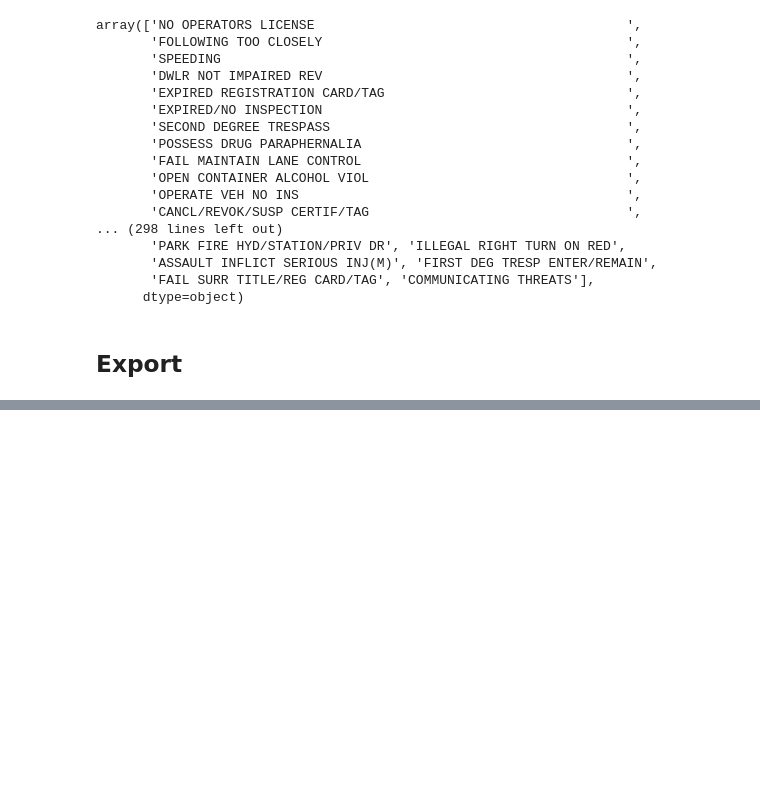
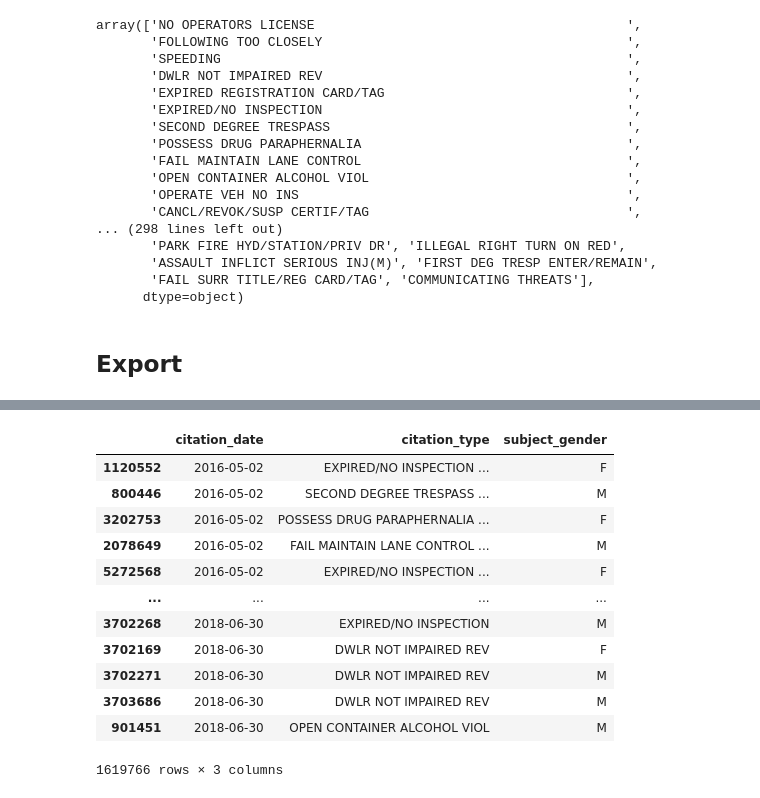
Before and after one commit to megan2/cicadas, a Jupyter notebook: notebooks/Asheville_NC_Police_Citations.ipynb, the cells around one changed output, grey strips where cells are left out. Drawn from its saved outputs; the diff is of its cells as text; code cells hidden in the pictures; blank space fills up the shorter version.

```diff
--- a/notebooks/Asheville_NC_Police_Citations.ipynb
+++ b/notebooks/Asheville_NC_Police_Citations.ipynb
@@ -138,0 +314,3 @@ AsheCits_final.to_csv('AsheCits_final.csv', index = False, header=True)
+# %%
+AsheCits_notTraffic2 = AsheCits_final[(~AsheCits_final['citation_type'].isin(List_AsheTrafficCits))]
+AsheCits_notTraffic2.info()
@@ -138,0 +328,16 @@ AsheCits_final.to_csv('AsheCits_final.csv', index = False, header=True)
+# %%
+AsheCits_notTraffic2
+# %% [output]
+|  | citation_date | citation_type | subject_gender |
+| 1120552 | 2016-05-02 | EXPIRED/NO INSPECTION ... | F |
+| 800446 | 2016-05-02 | SECOND DEGREE TRESPASS ... | M |
+| 3202753 | 2016-05-02 | POSSESS DRUG PARAPHERNALIA ... | F |
+| 2078649 | 2016-05-02 | FAIL MAINTAIN LANE CONTROL ... | M |
+| 5272568 | 2016-05-02 | EXPIRED/NO INSPECTION ... | F |
+| ... | ... | ... | ... |
+| 3702268 | 2018-06-30 | EXPIRED/NO INSPECTION | M |
+| 3702169 | 2018-06-30 | DWLR NOT IMPAIRED REV | F |
+| 3702271 | 2018-06-30 | DWLR NOT IMPAIRED REV | M |
+| 3703686 | 2018-06-30 | DWLR NOT IMPAIRED REV | M |
+| 901451 | 2018-06-30 | OPEN CONTAINER ALCOHOL VIOL | M |
+1619766 rows × 3 columns
```
Also changed, not shown: parts of 10 cells of this notebook.
